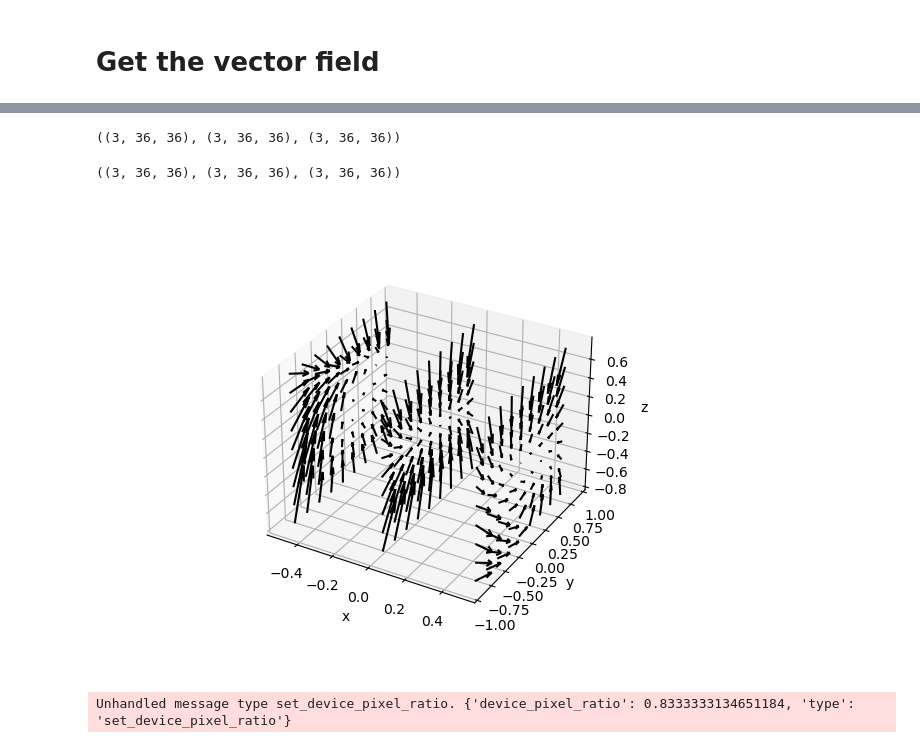
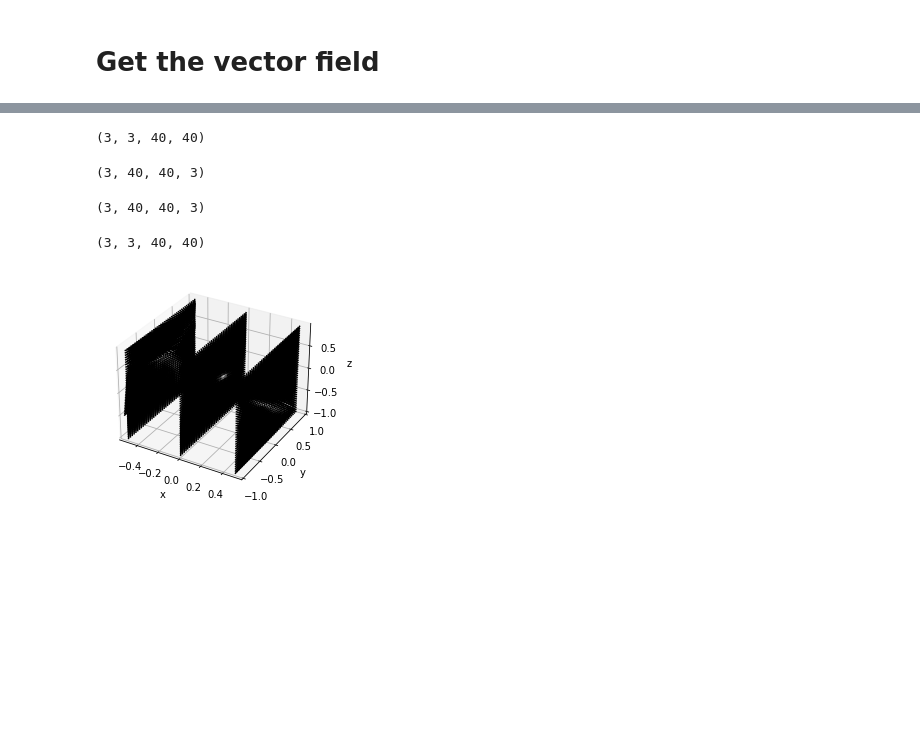
Before and after one commit to mrk-gld/conceptor-aided-recurrent-autoencoder, a Jupyter notebook: interpolation_plots3d.ipynb, the cells around one changed output, grey strips where cells are left out. Saved outputs shown, nothing was run; the diff lists cells and outputs as text; code cells hidden in the pictures; blank space fills up the shorter version.

```diff
--- a/interpolation_plots3d.ipynb
+++ b/interpolation_plots3d.ipynb
@@ -23,6 +23,8 @@ from rnn_utils import *
 # Gather the model
 # %%
 loading = "/home/guillaumep/conceptor-aided-recurrent-autoencoder/logs/heart_pp_8/ckpt/params_10001.npz"
+loading = "/home/guillaumep/conceptor-aided-recurrent-autoencoder/logs/heart_norm/ckpt/params_17501.npz"
+# loading = "/home/guillaumep/conceptor-aided-recurrent-autoencoder/logs/heart_norm/plots/input3d_17500.png
 # %%
 params = np.load(loading)
 params = dict(params)
@@ -304,43 +292,58 @@ np.arange(-0.5, 0.6, 0.5).shape
-# %%
-x, y, z = np.meshgrid(np.arange(-0.5, 0.6, 0.5),
-                      np.arange(-0.8, 1, 0.05),
-                     np.arange(-0.8, 1, 0.05), indexing='ij')
-
-x.shape, y.shape, z.shape
-# %% [output]
-((3, 36, 36), (3, 36, 36), (3, 36, 36))
 # %%
 x, y, z = np.meshgrid(np.arange(-0.5, 0.6, 0.5),
-                  np.arange(-0.8, 1, 0.05),
-                  np.arange(-0.8, 1, 0.05), indexing='ij')
+                  np.arange(-1, 1, 0.05),
+                  np.arange(-1, 1, 0.05), indexing='ij')
 
-data_mesh = np.array([x, y, z])
+# x, y, z = np.meshgrid(
+#                   np.arange(-0.5, 0.6, 0.5),
+#                   np.arange(-0.8, 1, 0.1),np.arange(-0.5, 0.6, 0.5), indexing='ij')
 
-df_mesh = np.zeros(data_mesh.shape)
+# data_mesh = np.array([x, y, z])
 
-for idx_x in range(data_mesh.shape[1]):
-    for idx_y in range(data_mesh.shape[2]):
-        for idx_z in range(data_mesh.shape[3]):
-            df_mesh = df_mesh.at[:,idx_x, idx_y, idx_z].set(df(data_mesh[:,idx_x, idx_y, idx_z]))
-x.shape, y.shape, z.shape
+# df_mesh = np.zeros(data_mesh.shape)
+
+# for idx_x in range(data_mesh.shape[1]):
+#     for idx_y in range(data_mesh.shape[2]):
+#         for idx_z in range(data_mesh.shape[3]):
+#             df_mesh = df_mesh.at[:,idx_x, idx_y, idx_z].set(df(data_mesh[:,idx_x, idx_y, idx_z]))
+# x.shape, y.shape, z.shape
+
+data_mesh = np.stack([x, y, z], axis = -1)
+df_mesh = jax.vmap(jax.vmap(jax.vmap(df)))(data_mesh)
+df_mesh = np.moveaxis(df_mesh, -1, 0)
+print(df_mesh.shape)
 # %% [output]
-((3, 36, 36), (3, 36, 36), (3, 36, 36))
+(3, 3, 40, 40)
+# %%
+df_mesh = jax.vmap(jax.vmap(jax.vmap(df)))(data_mesh)
+# %%
+print(df_mesh.shape)
+# %% [output]
+(3, 40, 40, 3)
+# %%
+print(df_mesh.shape)
+
+# put last axis as the first one
+df_mesh = np.moveaxis(df_mesh, -1, 0)
+df_mesh.shape
+# %% [output]
+(3, 40, 40, 3)
+(3, 3, 40, 40)
 # %%
 # make interactive plot with widget
-%matplotlib widget
+%matplotlib inline
+#%matplotlib widget
 
 fig = plt.figure()
 ax = fig.add_subplot(111, projection='3d')
 
 
-
-ax.quiver(x, y, z, df_mesh[0], df_mesh[1], df_mesh[2], length=0.4, color = 'black')
+ax.quiver(x, y, z, df_mesh[0], df_mesh[1], df_mesh[2], length=0.8, color = 'black')
 # add legend axis
 ax.set_xlabel('x')
 ax.set_ylabel('y')
 ax.set_zlabel('z')
 ax.set_ylim([-1,1])
 plt.show()
 # %% [output]
-[figure, old version]
+[figure, new version]
-Unhandled message type set_device_pixel_ratio. {'device_pixel_ratio': 0.8333333134651184, 'type': 'set_device_pixel_ratio'}
```
Also changed, not shown: parts of 17 cells of this notebook, 5 other files.
